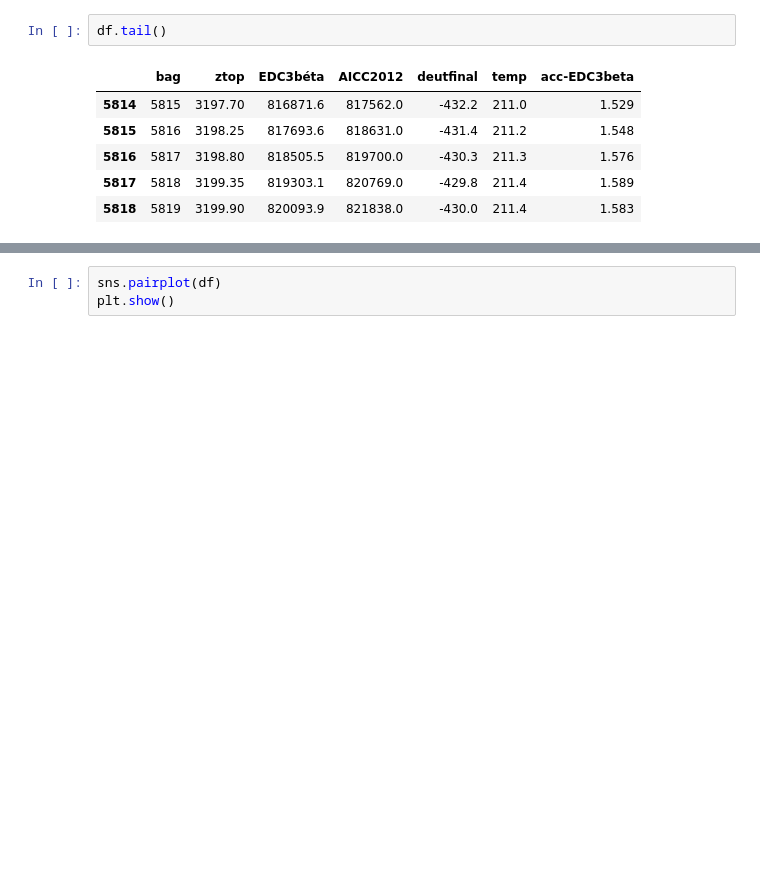
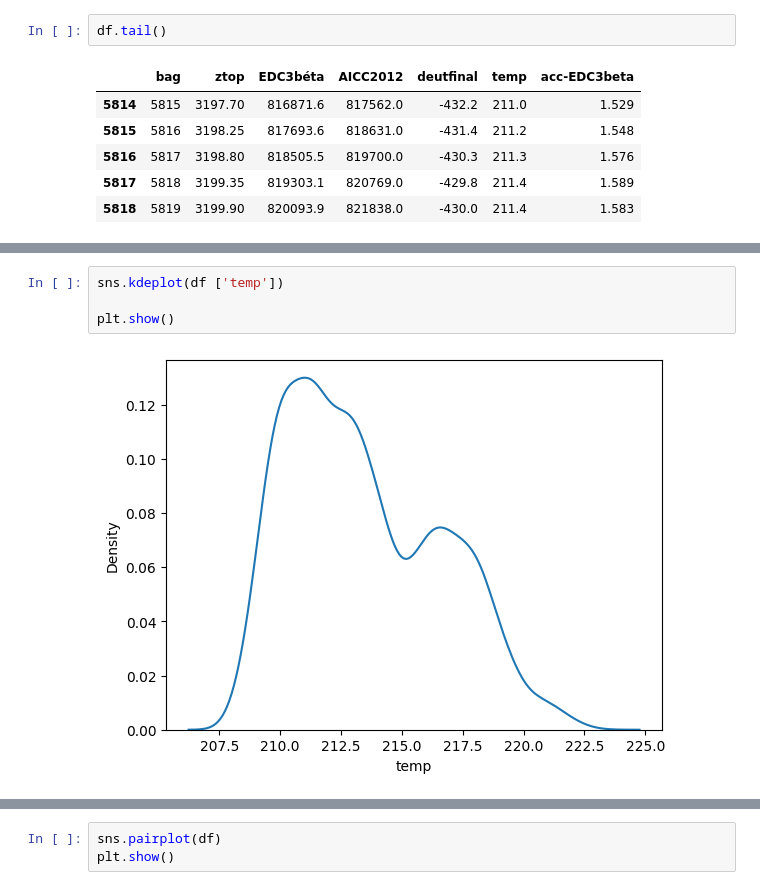
Before and after one commit to Tanjasta/PFDA_Assignment2, a Jupyter notebook: PFDA_Assignment2.ipynb, the cells around one changed output, grey strips where cells are left out. Cells and saved outputs as stored; diff of their text form; blank space fills up the shorter version.

Commit message:
graph done

```diff
--- a/PFDA_Assignment2.ipynb
+++ b/PFDA_Assignment2.ipynb
@@ -77,0 +93,6 @@ df.describe()
+# %%
+sns.kdeplot(df ['temp'])
+
+plt.show()
+# %% [output]
+[figure, added]
```
Also changed, not shown: parts of 3 cells of this notebook.
